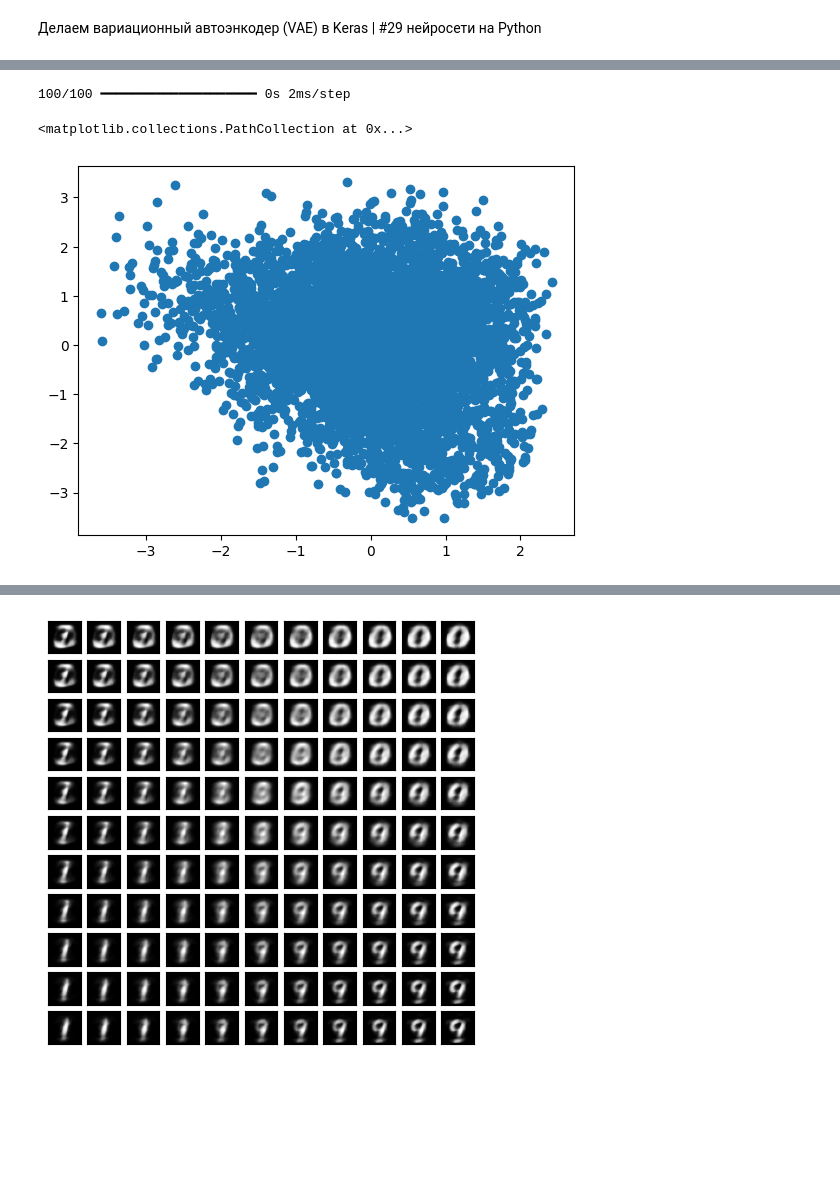
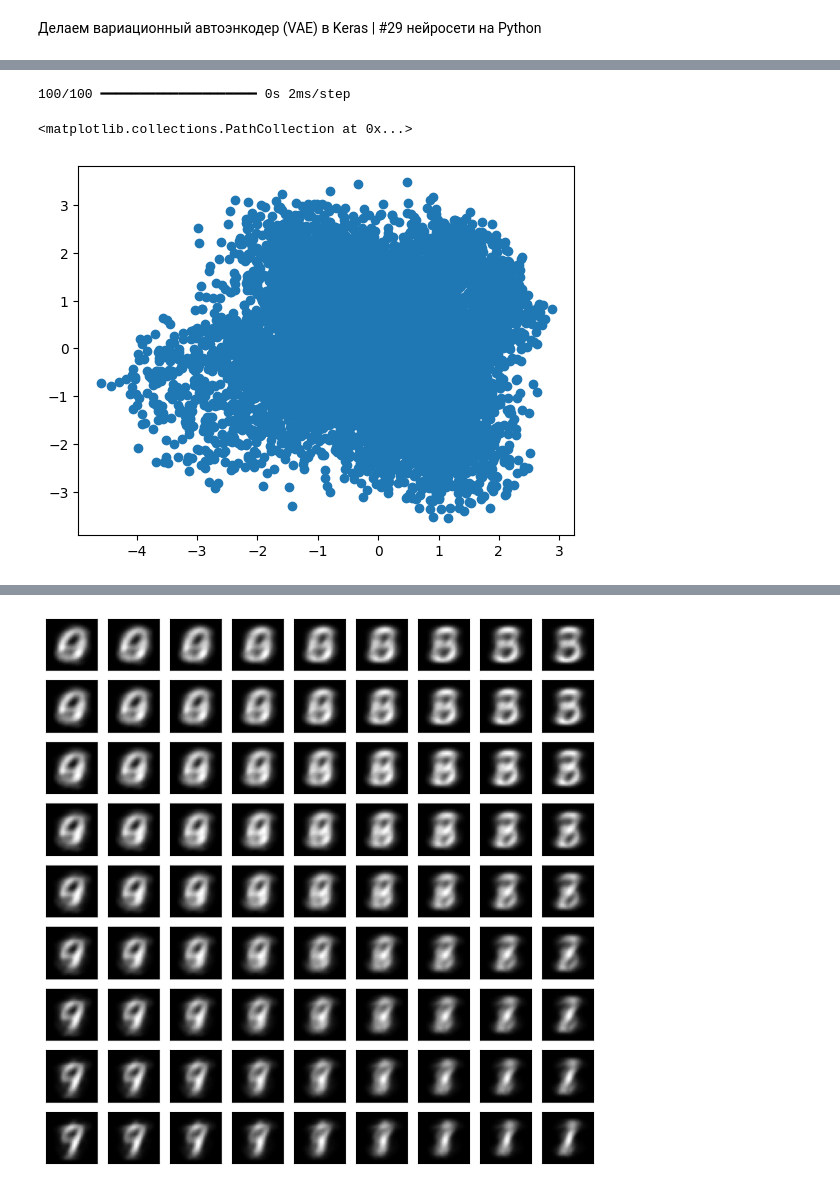
Before and after one commit to Bai-ell/DataScienceAndMachineLearningLessons, a Jupyter notebook: selfedu_lessons/cerasss/17_lesson.ipynb, the cells around one changed output, grey strips where cells are left out. Drawn from its saved outputs; the diff is of its cells as text; code cells hidden in the pictures; blank space fills up the shorter version.

```diff
--- a/selfedu_lessons/cerasss/17_lesson.ipynb
+++ b/selfedu_lessons/cerasss/17_lesson.ipynb
@@ -15,6 +19,10 @@ from tensorflow.keras.datasets import mnist
 from tensorflow.keras import backend as K
 import matplotlib.pyplot as plt
 # %%
+hidden_dim = 2
+num_classes = 10
+batch_size = 100
+
 (x_train, y_train), (x_test, y_test) = mnist.load_data()
 
 x_train = x_train / 255.0
@@ -22,4 +30,7 @@ x_test = x_test / 255.0
 
 x_train = np.reshape(x_train, (len(x_train), 28,28,1))
 x_test = np.reshape(x_test, (len(x_test), 28,28,1))
+
+y_train_cat = keras.utils.to_categorical(y_train, num_classes)
+y_test_cat = keras.utils.to_categorical(y_test, num_classes)
 # %%
@@ -48,16 +60,21 @@ def noiseer(args):
 h = Lambda(noiseer, output_shape=(hidden_dim,))([z_mean, z_log_var])
 # %%
 input_dec = Input(shape=(hidden_dim,))
-d = Dense(128, activation='relu')(input_dec)
+lb_dec = Input(shape=(num_classes,))
+d = concatenate([input_dec, lb_dec])
+d = Dense(128, activation='elu')(input_dec)
 d = dropout_and_batch(d)
-d = Dense(256, activation='relu')(input_dec)
+d = Dense(256, activation='elu')(input_dec)
 d = dropout_and_batch(d)
 d = Dense(28*28, activation='sigmoid')(d)
 decoded = Reshape((28,28,1))(d)
 
-encoder = keras.Model(input_img, h, name='encoder')
-decoder = keras.Model(input_dec, decoded, name='decoder')
-vae = keras.Model(input_img, decoder(encoder(input_img)), name='vae')
+encoder = keras.Model([input_img, lb], h, name='encoder')
+decoder = keras.Model([input_dec, lb_dec], decoded, name='decoder')
+cvae = keras.Model([input_img, lb, lb_dec], decoder([encoder([input_img, lb]), lb_dec]), name='cvae')
+
+z_meaner = keras.Model([input_img, lb], z_mean)
+tr_style = keras.Model([input_img, lb, lb_dec], decoder([z_meaner([input_img, lb]), lb_dec]), name='tr_style')
 # %%
 def vae_loss(x,y):
     x = K.reshape(x, shape=(batch_size, 28*28))
@@ -85,16 +101,24 @@ Epoch 5/5
 # %%
-h = encoder.predict(x_test[:6000], batch_size=batch_size)
+lb = lb_dec =y_test_cat
+# h = encoder.predict([x_test, lb, lb_dec], batch_size=batch_size)
+h = encoder.predict([x_test, lb], batch_size=batch_size)
+
 plt.scatter(h[:,0], h[:,1])
 # %% [output]
 100/100 ━━━━━━━━━━━━━━━━━━━━ 0s 2ms/step
 <matplotlib.collections.PathCollection at 0x...>
-[figure, old version]
+[figure, new version]
 # %%
-n = 5
+n = 4
 
 total = 2*n + 1
+input_lbl = np.zeros((1, num_classes))
+input_lbl[0, 3]  = 1
 
-plt.figure(figsize=(total/2, total/2))
+
+plt.figure(figsize=(total, total))
+
+h = np.zeros((1, hidden_dim))
 
 num = 1
 
@@ -102,7 +126,8 @@ for i in range(-n, n+1):
     for j in range(-n, n+1):
         ax = plt.subplot(total, total, num)
         num +=1
-        img = decoder.predict(np.expand_dims([3*i/n, 3*j/n], axis=0))
+        h[0, :] = [1*i/n, 1*j/n]
+        img = decoder.predict([h, input_lbl])
         plt.imshow(img.squeeze(), cmap='gray')
         ax.get_xaxis().set_visible(False)
         ax.get_yaxis().set_visible(False)
@@ -127 +152 @@ for i in range(-n, n+1):
-[figure, old version]
+[figure, new version]
```
Also changed, not shown: parts of 8 cells of this notebook, 1 other file.
